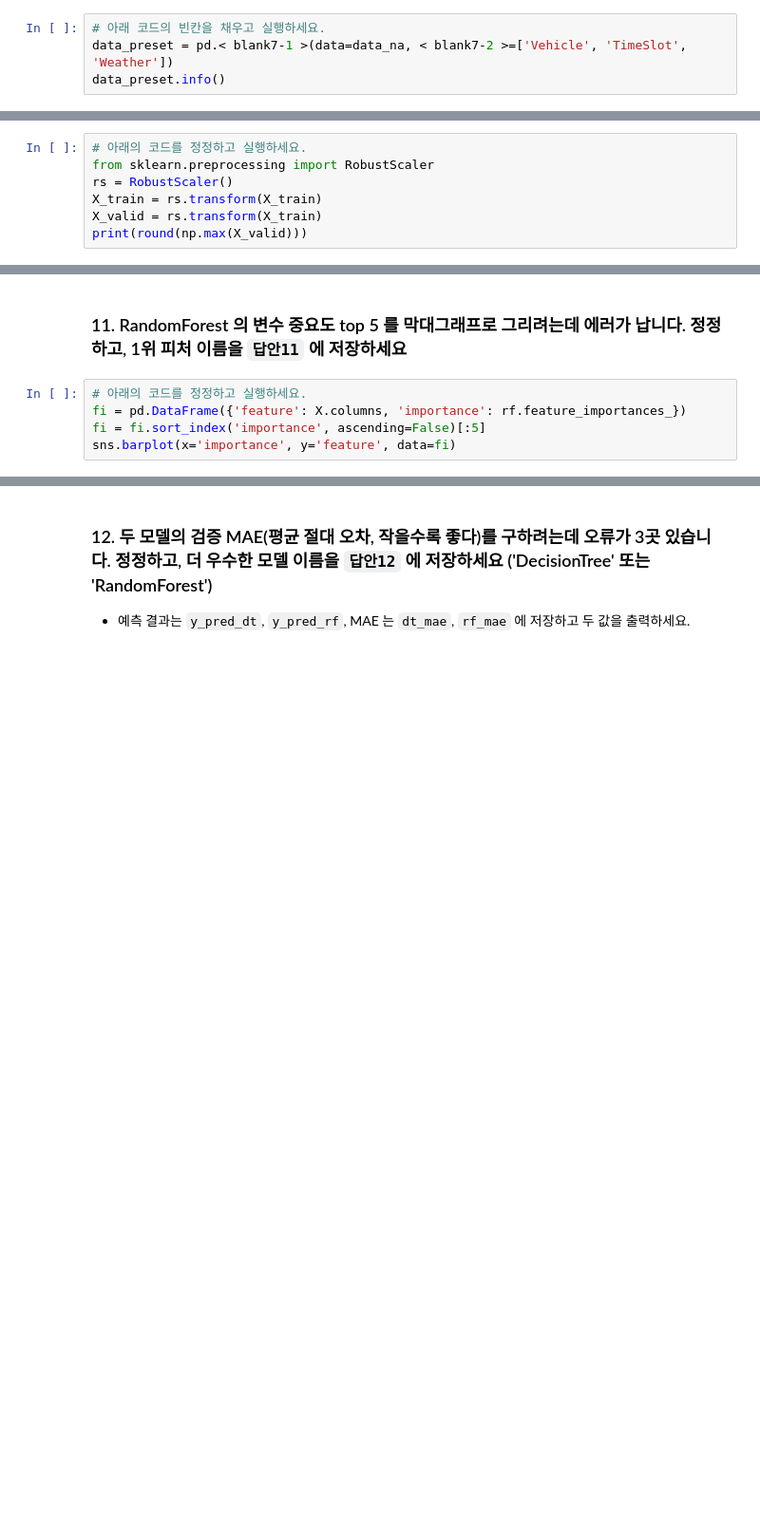
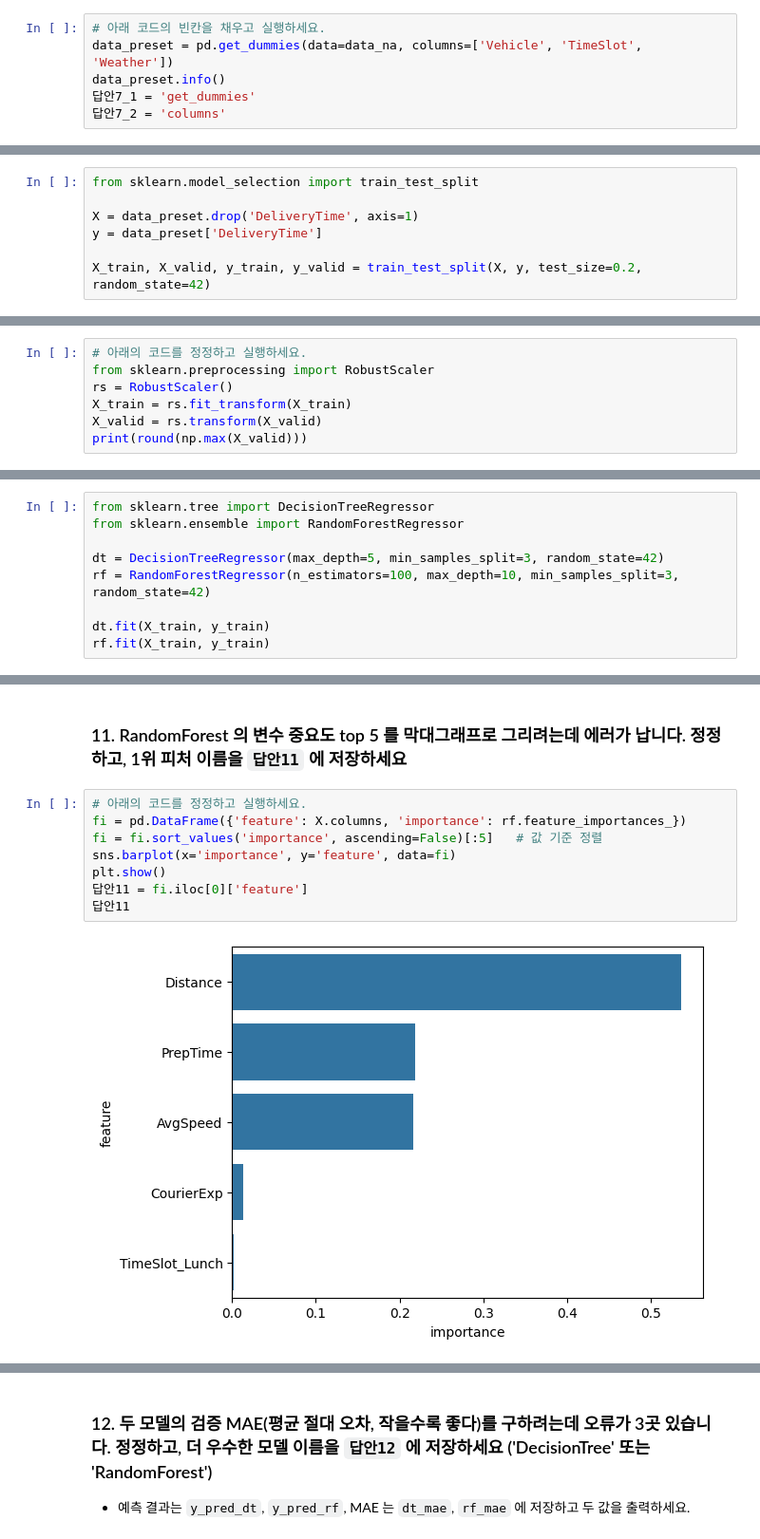
Before and after one commit to jseo0320/aice_-, a Jupyter notebook: notebooks/mock2_problem.ipynb, the cells around one changed output, grey strips where cells are left out. Shown at 95% size. Cells and saved outputs as stored; diff of their text form; blank space fills up the shorter version.

```diff
--- a/notebooks/mock2_problem.ipynb
+++ b/notebooks/mock2_problem.ipynb
@@ -56,5 +103,7 @@ warnings.filterwarnings('ignore')
 - 빈칸 `< blank7-1 >`, `< blank7-2 >` 에 들어갈 말을 `답안7_1`, `답안7_2` 에 저장하세요.
 # %%
 # 아래 코드의 빈칸을 채우고 실행하세요.
-data_preset = pd.< blank7-1 >(data=data_na, < blank7-2 >=['Vehicle', 'TimeSlot', 'Weather'])
+data_preset = pd.get_dummies(data=data_na, columns=['Vehicle', 'TimeSlot', 'Weather'])
 data_preset.info()
+답안7_1 = 'get_dummies'
+답안7_2 = 'columns'
@@ -62,6 +129,13 @@ data_preset.info()
 ### 8. DeliveryTime 을 레이블 y, 나머지를 피처 X 로 하고 학습용·검증용을 나누세요
 - 변수: `X_train, X_valid, y_train, y_valid` · 비율 80:20 · 난수 시드 42
 - 정답이 숫자(회귀)라서 비율 유지 옵션(stratify)은 쓰지 않습니다. 넣으면 에러가 납니다.
+# %%
+from sklearn.model_selection import train_test_split
+
+X = data_preset.drop('DeliveryTime', axis=1)
+y = data_preset['DeliveryTime']
+
+X_train, X_valid, y_train, y_valid = train_test_split(X, y, test_size=0.2, random_state=42)
 # %% [markdown]
 ### 9. 스케일링 코드에 오류가 2곳 있습니다. 정정하고, 스케일링된 검증 데이터의 최댓값을 반올림해 `답안9` 에 저장하세요
 - RobustScaler 를 쓰세요(중앙값과 IQR 로 재는 자, 쓰는 법은 StandardScaler 와 같습니다).
@@ -70,6 +144,6 @@ data_preset.info()
 # 아래의 코드를 정정하고 실행하세요.
 from sklearn.preprocessing import RobustScaler
 rs = RobustScaler()
-X_train = rs.transform(X_train)
-X_valid = rs.transform(X_train)
+X_train = rs.fit_transform(X_train)
+X_valid = rs.transform(X_valid)
 print(round(np.max(X_valid)))
@@ -79,3 +155,12 @@ print(round(np.max(X_valid)))
 - dt: 최대 깊이 5, min_samples_split 3, 난수 시드 42
 - rf: n_estimators 100, 최대 깊이 10, min_samples_split 3, 난수 시드 42
 - 회귀 모델은 이름 끝이 Regressor 입니다.
+# %%
+from sklearn.tree import DecisionTreeRegressor
+from sklearn.ensemble import RandomForestRegressor
+
+dt = DecisionTreeRegressor(max_depth=5, min_samples_split=3, random_state=42)
+rf = RandomForestRegressor(n_estimators=100, max_depth=10, min_samples_split=3, random_state=42)
+
+dt.fit(X_train, y_train)
+rf.fit(X_train, y_train)
@@ -84,5 +171,10 @@ print(round(np.max(X_valid)))
 # %%
 # 아래의 코드를 정정하고 실행하세요.
 fi = pd.DataFrame({'feature': X.columns, 'importance': rf.feature_importances_})
-fi = fi.sort_index('importance', ascending=False)[:5]
+fi = fi.sort_values('importance', ascending=False)[:5]   # 값 기준 정렬
 sns.barplot(x='importance', y='feature', data=fi)
+plt.show()
+답안11 = fi.iloc[0]['feature']
+답안11
+# %% [output]
+[figure, added]
```
Also changed, not shown: parts of 14 cells of this notebook.
